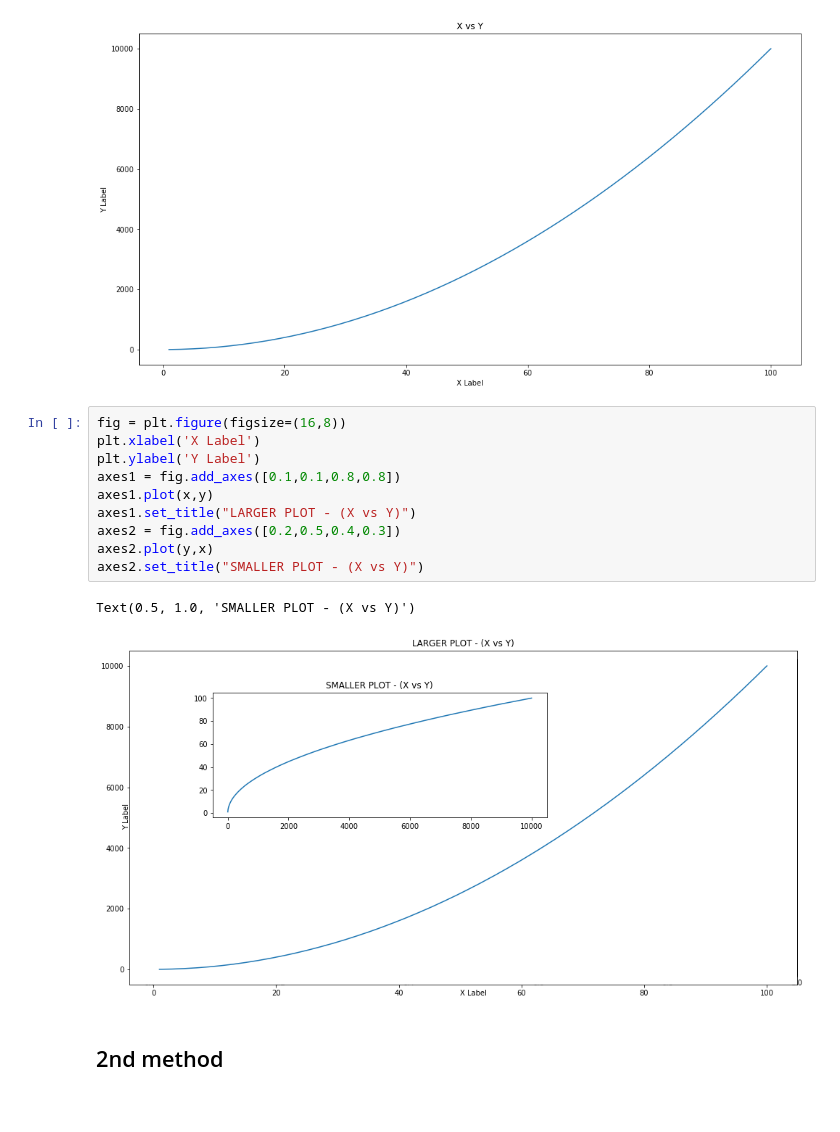
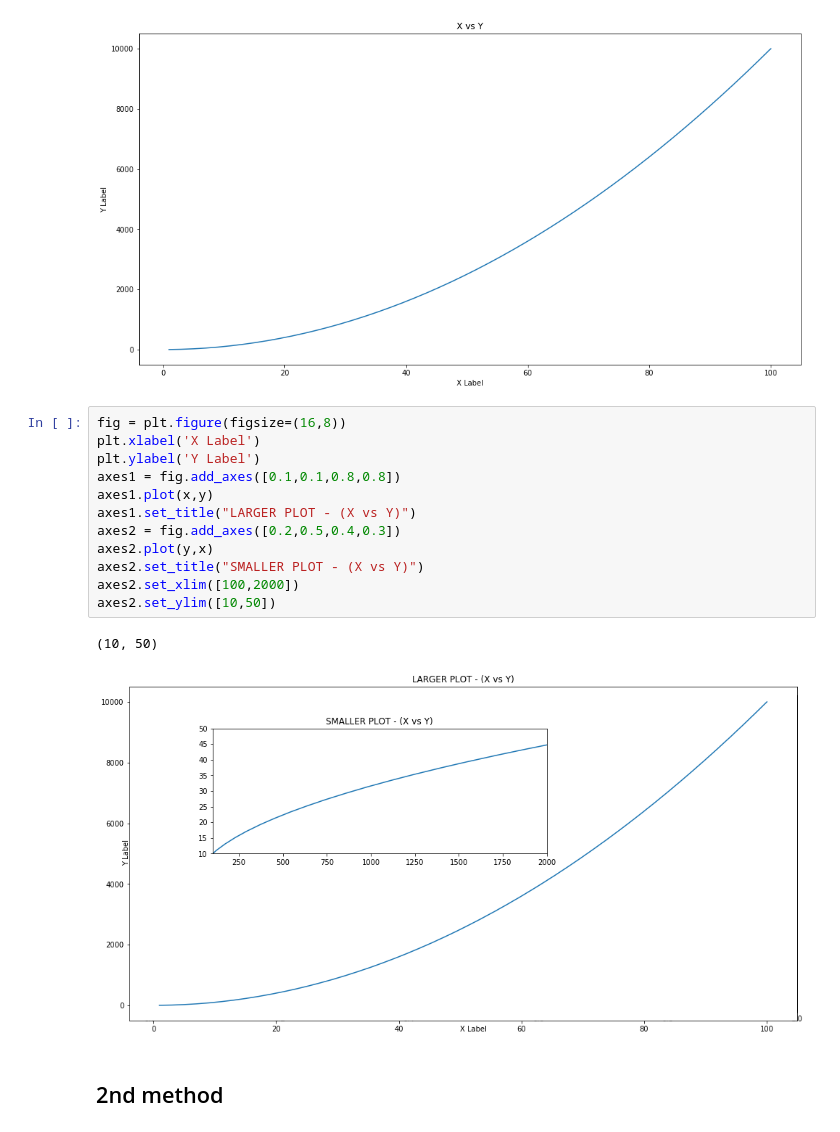
Before and after one commit to KamrulSh/Data-Science-Practice, a Jupyter notebook: DS3_matplotlib.ipynb, the cells around one changed output. Cells and saved outputs as stored; diff of their text form.

```diff
--- a/DS3_matplotlib.ipynb
+++ b/DS3_matplotlib.ipynb
@@ -91,16 +91,18 @@ Text(0.5, 1.0, 'X vs Y')
 # %%
 fig = plt.figure(figsize=(16,8))
 plt.xlabel('X Label')
 plt.ylabel('Y Label')
 axes1 = fig.add_axes([0.1,0.1,0.8,0.8])
 axes1.plot(x,y)
 axes1.set_title("LARGER PLOT - (X vs Y)")
 axes2 = fig.add_axes([0.2,0.5,0.4,0.3])
 axes2.plot(y,x)
 axes2.set_title("SMALLER PLOT - (X vs Y)")
+axes2.set_xlim([100,2000])
+axes2.set_ylim([10,50])
 # %% [output]
-Text(0.5, 1.0, 'SMALLER PLOT - (X vs Y)')
+(10, 50)
-[figure, old version]
+[figure, new version]
 # %% [markdown]
 ## 2nd method
 # %%
```
